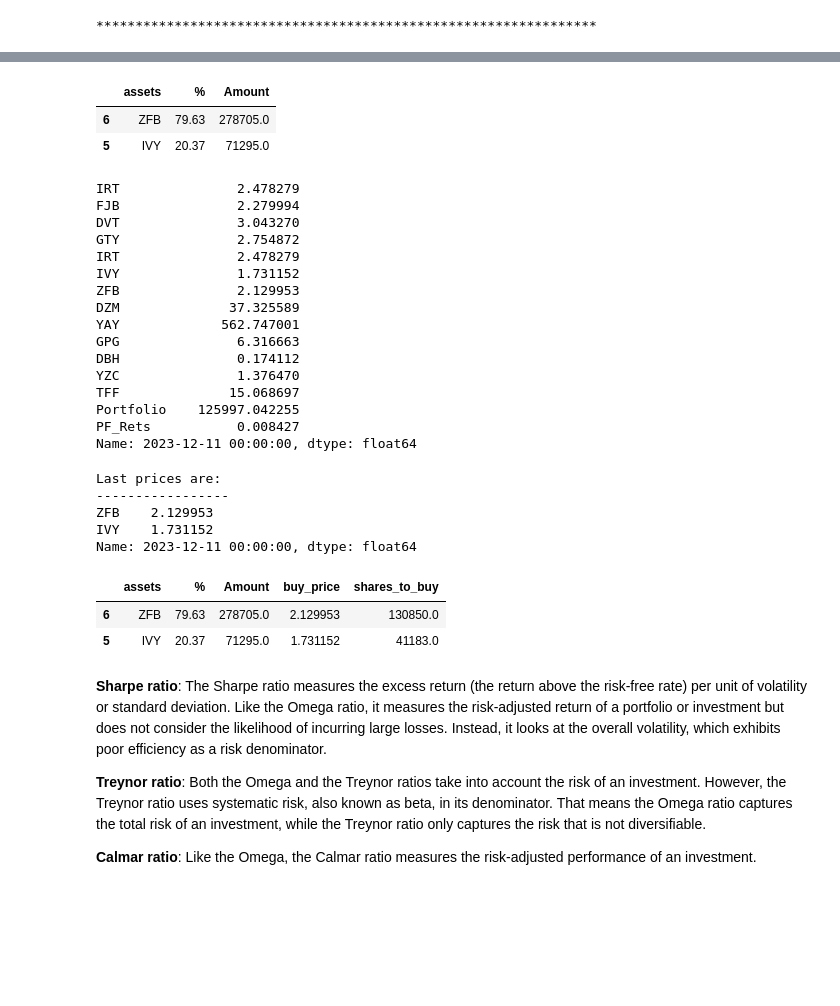
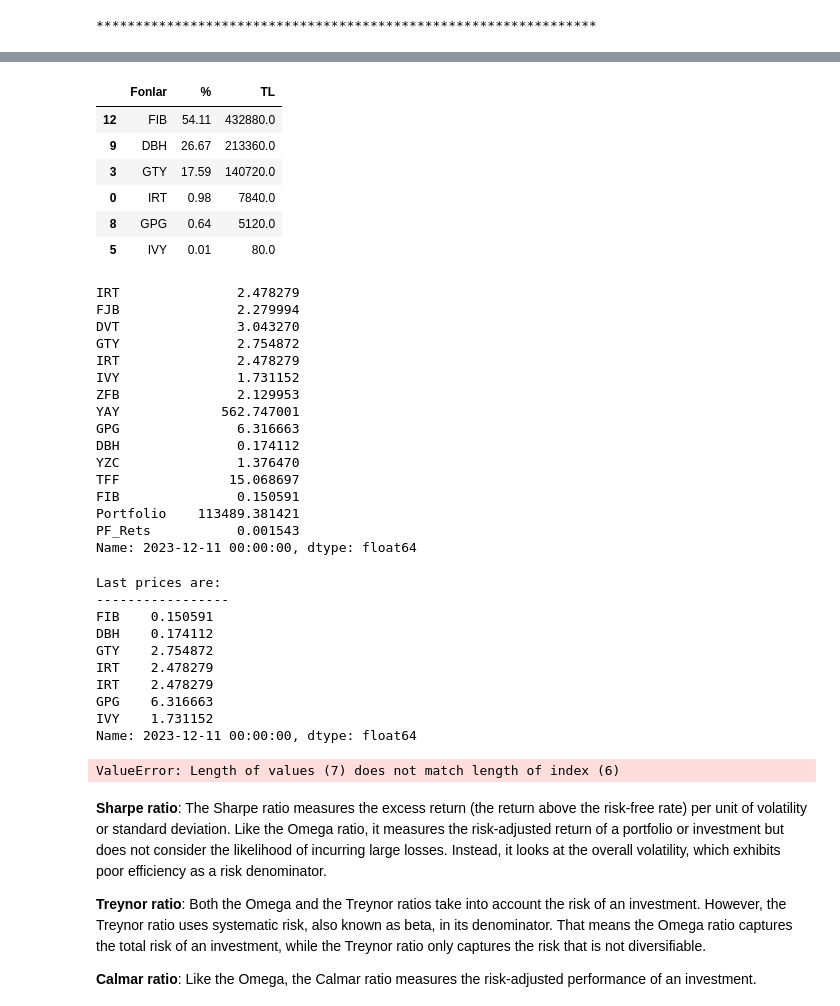
Before and after one commit to MarkovMarkowitz/MarkovMarkowitzV2, a Jupyter notebook: ON10_MEF_v3A_TEFAS_MarkowitzV2.ipynb, the cells around one changed output, grey strips where cells are left out. Drawn from its saved outputs; the diff is of its cells as text; code cells hidden in the pictures; blank space fills up the shorter version.

```diff
--- a/ON10_MEF_v3A_TEFAS_MarkowitzV2.ipynb
+++ b/ON10_MEF_v3A_TEFAS_MarkowitzV2.ipynb
@@ -8,7 +8,7 @@
 # @markdown Input parameters for portfolio
 
 PORTFOLIO_OWNER = "FONLAR" # @param {type:"string"}
-OPTIMIZATION = "SHARPE"  # @param ['SHARPE', 'MDD', 'MINVAR']
+OPTIMIZATION = "MDD"  # @param ['SHARPE', 'MDD', 'MINVAR']
 TREND = "DOWN" # @param ['UP', 'DOWN']
 # start date is 1825 days on 20.12.2023
 
@@ -17,7 +17,7 @@ LOOKBACK = 91 # @param {type:"number"}
 BACKTEST = 79 # @param {type:"number"}
 PEAK_FINDER_DIVIDER = 12 # @param {type:"number"}
 P_BOUND = 1 # @param {type:"number"}10
-PURSE = 350000  # @param {type: "number"}
+PURSE = 800000  # @param {type: "number"}
 EXCHANGE = "bist30"  # @param ['bist30', 'bist100', 'dow30', 'sp500','cryptos']
 COMISSION_PERCENT = 0.0006 # @param {type: "number"}
 # @markdown ---
@@ -36,7 +36,7 @@ FUNDS = ["FFZ","GCN","IRT","FFC","BZY","OJT","FJB","DVT",
 
 
 FUNDS = ["IRT","FJB","DVT",
-         "GTY","IRT","IVY","ZFB","DZM","YAY","GPG","DBH",
+         "GTY","IRT","IVY","ZFB","YAY","GPG","DBH",
          "YZC","TFF", "FIB"]
 # %%
 def LoadFileFromGithub(src_dir,csv_file):
@@ -1025,14 +1025,18 @@ Portfolio_Amounts = np.round(CURRENT_T2*Portfolio_Weights,4)
 # %%
 InitialPrices = pf_data.iloc[0,0:]
 # %%
-show_df = pd.DataFrame({"assets":Portfolio_Assets.index.T, "%": np.round(100*Portfolio_Weights,4), "Amount": Portfolio_Amounts})
+show_df = pd.DataFrame({"Fonlar":Portfolio_Assets.index.T, "%": np.round(100*Portfolio_Weights,4), "TL": Portfolio_Amounts})
 show_df = show_df.loc[(show_df["%"]>0)]
 show_df = show_df.sort_values(by=['%'],ascending=False)
 show_df
 # %% [output]
-|  | assets | % | Amount |
-| 6 | ZFB | 79.63 | 278705.0 |
-| 5 | IVY | 20.37 | 71295.0 |
+|  | Fonlar | % | TL |
+| 12 | FIB | 54.11 | 432880.0 |
+| 9 | DBH | 26.67 | 213360.0 |
+| 3 | GTY | 17.59 | 140720.0 |
+| 0 | IRT | 0.98 | 7840.0 |
+| 8 | GPG | 0.64 | 5120.0 |
+| 5 | IVY | 0.01 | 80.0 |
 # %%
 last_prices = pf_data.iloc[-1,0:]
 last_prices
@@ -1044,14 +1048,14 @@ GTY               2.754872
 IRT               2.478279
 IVY               1.731152
 ZFB               2.129953
-DZM              37.325589
 YAY             562.747001
 GPG               6.316663
 DBH               0.174112
 YZC               1.376470
 TFF              15.068697
-Portfolio    125997.042255
-PF_Rets           0.008427
+FIB               0.150591
+Portfolio    113489.381421
+PF_Rets           0.001543
 Name: 2023-12-11 00:00:00, dtype: float64
 # %%
 portfolio_assets_last_prices = last_prices.loc[show_df['assets']]
@@ -1066,12 +1070,15 @@ show_df
 # %% [output]
 Last prices are:
 -----------------
-ZFB    2.129953
+FIB    0.150591
+DBH    0.174112
+GTY    2.754872
+IRT    2.478279
+IRT    2.478279
+GPG    6.316663
 IVY    1.731152
 Name: 2023-12-11 00:00:00, dtype: float64
-|  | assets | % | Amount | buy_price | shares_to_buy |
-| 6 | ZFB | 79.63 | 278705.0 | 2.129953 | 130850.0 |
-| 5 | IVY | 20.37 | 71295.0 | 1.731152 | 41183.0 |
+ValueError: Length of values (7) does not match length of index (6)
 # %% [markdown]
 **Sharpe ratio**: The Sharpe ratio measures the excess return (the return above the risk-free rate) per unit of volatility or standard deviation. Like the Omega ratio, it measures the risk-adjusted return of a portfolio or investment but does not consider the likelihood of incurring large losses. Instead, it looks at the overall volatility, which exhibits poor efficiency as a risk denominator.
 
```
Also changed, not shown: parts of 10 cells of this notebook.
